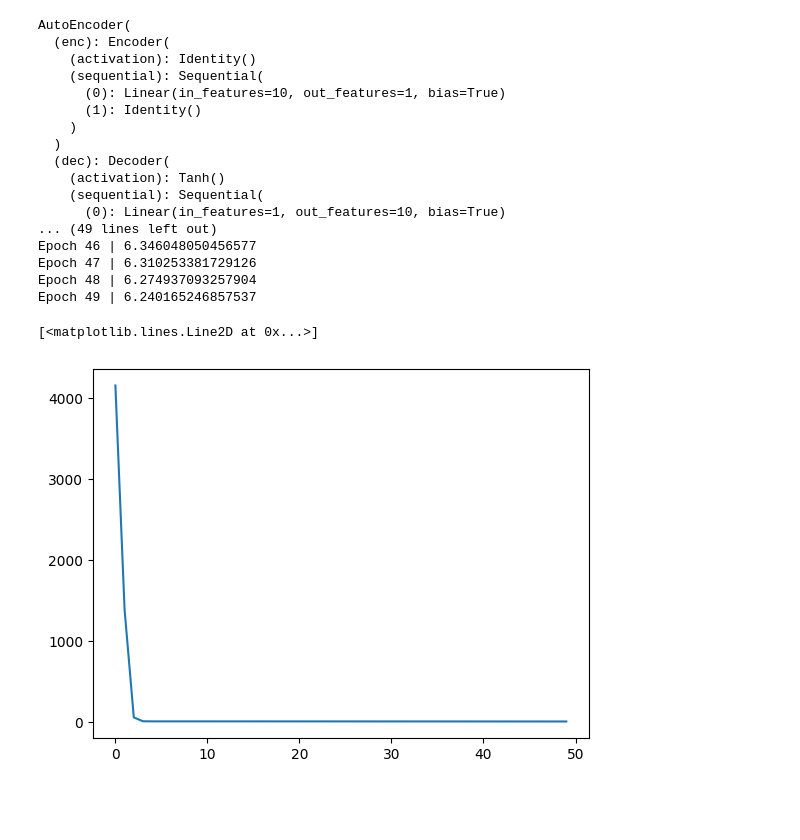
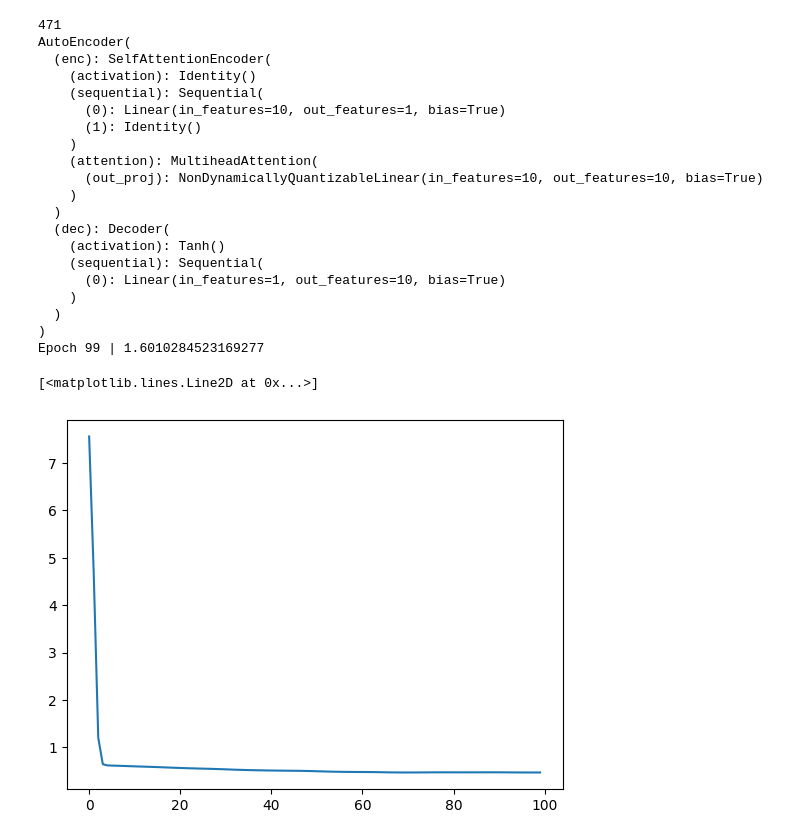
Before and after one commit to julianvanmeggelen/Thesis, a Jupyter notebook: BasicAutoEncoder/BasicAutoEncoder.ipynb, the cells around one changed output. Saved outputs shown, nothing was run; the diff lists cells and outputs as text; code cells hidden in the pictures; blank space fills up the shorter version.

```diff
--- a/BasicAutoEncoder/BasicAutoEncoder.ipynb
+++ b/BasicAutoEncoder/BasicAutoEncoder.ipynb
@@ -74,10 +18,11 @@ class AutoEncoder(nn.Module):
 #Test
 input_dim = 500
 factor_dim = 20
-enc = Encoder(hidden_dim = [input_dim, 200, 100, factor_dim])
+enc = SelfAttentionEncoder(hidden_dim = [input_dim, 200, 100, factor_dim])
 X = torch.randn(64, input_dim)
 res = enc.forward(X)
-print(enc)
+print(res.shape)
+#print(enc)
 
 #Test
 input_dim = 500
@@ -85,8 +30,13 @@ factor_dim = 20
 dec = Decoder(hidden_dim = [factor_dim, 100, input_dim])
 X = torch.randn(64, factor_dim)
 res = dec.forward(X)
-print(dec)
+print(res.shape)
+#print(dec)
 
 mod = AutoEncoder(enc, dec)
-print(mod)
+X = torch.randn(64, input_dim)
+res = mod.forward(X)
+print(res.shape)
+
+#print(mod)
 # %% [output]
@@ -157,34 +93,38 @@ plt.plot(sim);
 # %%
 x = torch.from_numpy(sim).float()
 dataLoader = torch.utils.data.DataLoader(x, batch_size=256, shuffle=False)
 input_dim = 10
 factor_dim = 1
-enc = Encoder(hidden_dim = [input_dim, factor_dim], activation=nn.Identity()) #fully linear
+enc = SelfAttentionEncoder(hidden_dim = [input_dim, factor_dim], activation=nn.Identity()) #fully linear
 dec = Decoder(hidden_dim = [factor_dim, input_dim])
 model = AutoEncoder(enc, dec)
+print(get_trainable_params(model))
 print(model)
-loss_hist = train(X=dataLoader, model=model, n_epoch=50, optimizer=optim.Adam, criterion=nn.MSELoss(), lr=0.01)
-plt.plot(loss_hist)
+loss_hist = train(X=dataLoader, model=model, n_epoch=100, optimizer=optim.Adam, criterion=nn.MSELoss(), lr=0.02)
+plt.plot(np.log(loss_hist))
 # %% [output]
+471
 AutoEncoder(
-  (enc): Encoder(
+  (enc): SelfAttentionEncoder(
     (activation): Identity()
     (sequential): Sequential(
       (0): Linear(in_features=10, out_features=1, bias=True)
       (1): Identity()
+    )
+    (attention): MultiheadAttention(
+      (out_proj): NonDynamicallyQuantizableLinear(in_features=10, out_features=10, bias=True)
     )
   )
   (dec): Decoder(
     (activation): Tanh()
     (sequential): Sequential(
       (0): Linear(in_features=1, out_features=10, bias=True)
-... (49 lines left out)
-Epoch 46 | 6.346048050456577
-Epoch 47 | 6.310253381729126
-Epoch 48 | 6.274937093257904
-Epoch 49 | 6.240165246857537
+    )
+  )
+)
+Epoch 99 | 1.6010284523169277
 [<matplotlib.lines.Line2D at 0x...>]
-[figure, old version]
+[figure, new version]
 # %%
 #plot factors
 plt.figure(figsize=(15,3))
```
Also changed, not shown: parts of 14 cells of this notebook, 2 other files.
